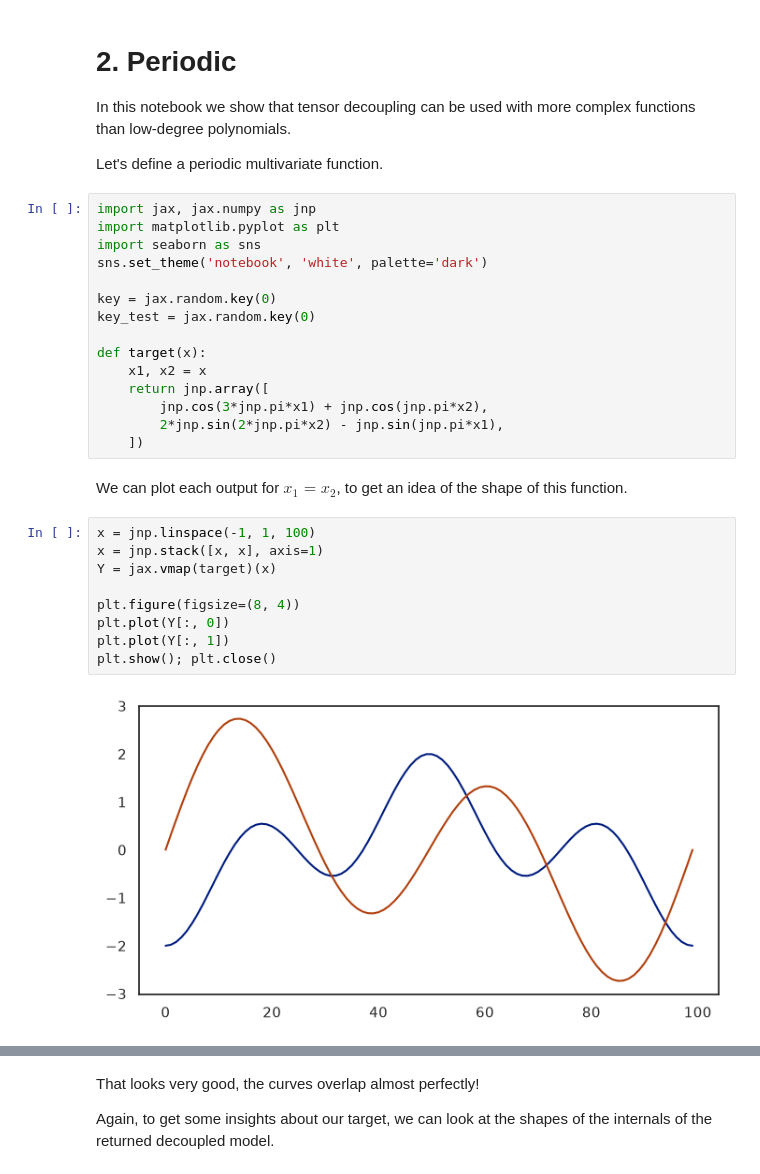
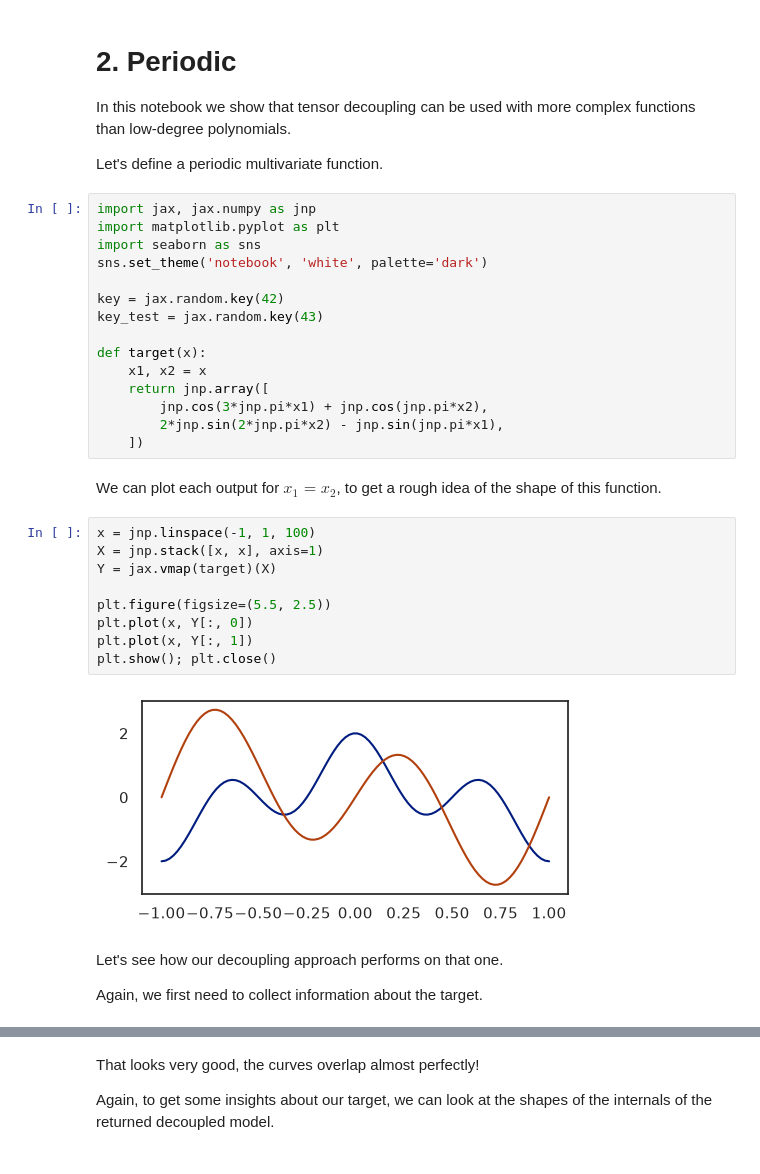
Before and after one commit to mrochk/decoupling, a Jupyter notebook: examples/2. Periodic.ipynb, the cells around one changed output, grey strips where cells are left out. Cells and saved outputs as stored; diff of their text form.

```diff
--- a/examples/2. Periodic.ipynb
+++ b/examples/2. Periodic.ipynb
@@ -10,8 +10,8 @@ import matplotlib.pyplot as plt
 import seaborn as sns
 sns.set_theme('notebook', 'white', palette='dark')
 
-key = jax.random.key(0)
-key_test = jax.random.key(0)
+key = jax.random.key(42)
+key_test = jax.random.key(43)
 
 def target(x):
     x1, x2 = x
@@ -20,18 +20,22 @@ def target(x):
         2*jnp.sin(2*jnp.pi*x2) - jnp.sin(jnp.pi*x1),
     ])
 # %% [markdown]
-We can plot each output for $x_1 = x_2$, to get an idea of the shape of this function.
+We can plot each output for $x_1 = x_2$, to get a rough idea of the shape of this function.
 # %%
 x = jnp.linspace(-1, 1, 100)
-x = jnp.stack([x, x], axis=1)
-Y = jax.vmap(target)(x)
+X = jnp.stack([x, x], axis=1)
+Y = jax.vmap(target)(X)
 
-plt.figure(figsize=(8, 4))
-plt.plot(Y[:, 0])
-plt.plot(Y[:, 1])
+plt.figure(figsize=(5.5, 2.5))
+plt.plot(x, Y[:, 0])
+plt.plot(x, Y[:, 1])
 plt.show(); plt.close()
 # %% [output]
-[figure, old version]
+[figure, new version]
+# %% [markdown]
+Let's see how our decoupling approach performs on that one.
+
+Again, we first need to collect information about the target.
 # %%
 from decoupling.utils import collect_information_from_random
 
```
Also changed, not shown: parts of 5 cells of this notebook, 4 other files.
